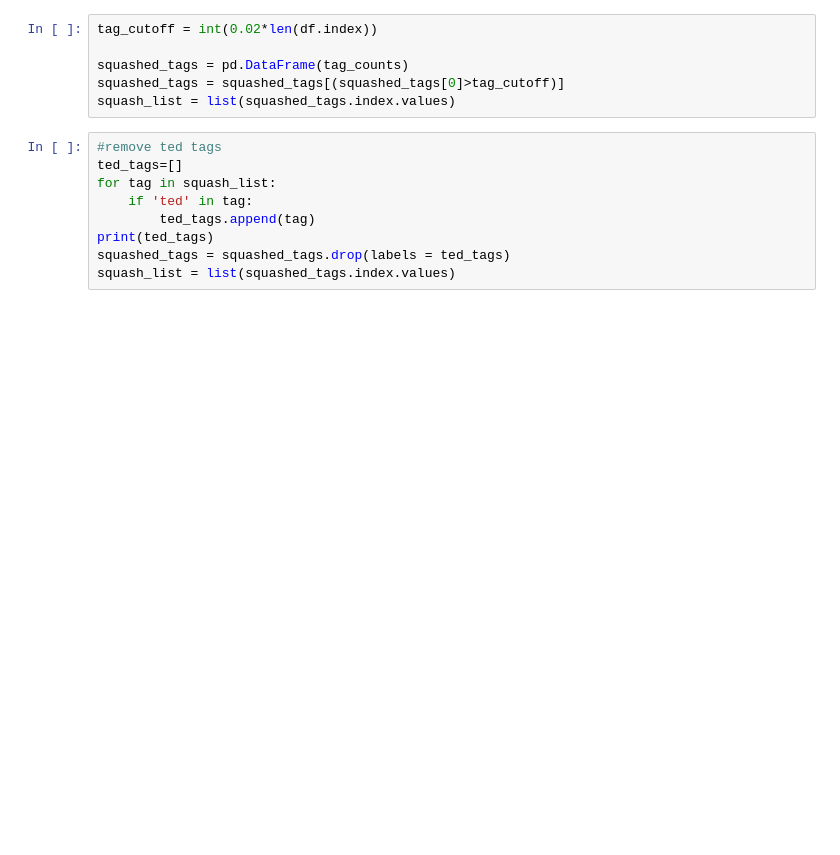
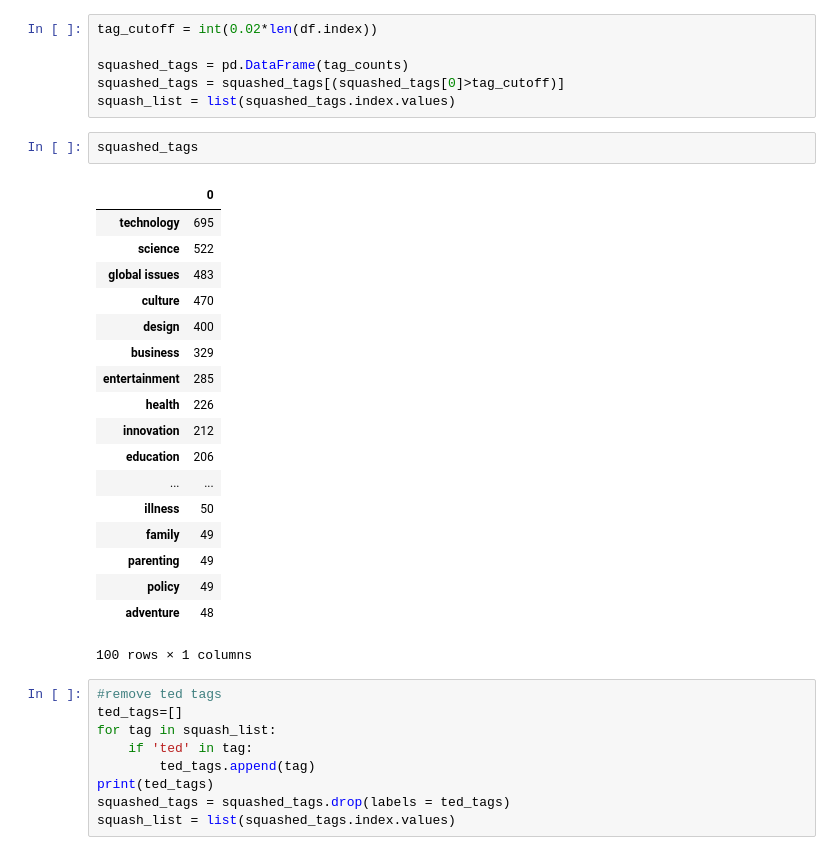
Before and after one commit to GlennChia/50_038_cds_project, a Jupyter notebook: notebooks/cleaning/squash_tags_similarity.ipynb, the cells around one changed output. Saved outputs shown, nothing was run; the diff lists cells and outputs as text; blank space fills up the shorter version.

```diff
--- a/notebooks/cleaning/squash_tags_similarity.ipynb
+++ b/notebooks/cleaning/squash_tags_similarity.ipynb
@@ -27,6 +51,27 @@ tag_cutoff = int(0.02*len(df.index))
 squashed_tags = pd.DataFrame(tag_counts)
 squashed_tags = squashed_tags[(squashed_tags[0]>tag_cutoff)]
 squash_list = list(squashed_tags.index.values)
+# %%
+squashed_tags
+# %% [output]
+|  | 0 |
+| technology | 695 |
+| science | 522 |
+| global issues | 483 |
+| culture | 470 |
+| design | 400 |
+| business | 329 |
+| entertainment | 285 |
+| health | 226 |
+| innovation | 212 |
+| education | 206 |
+| ... | ... |
+| illness | 50 |
+| family | 49 |
+| parenting | 49 |
+| policy | 49 |
+| adventure | 48 |
+100 rows × 1 columns
 # %%
 #remove ted tags
 ted_tags=[]
```
Also changed, not shown: parts of 18 cells of this notebook, 1 other file.
